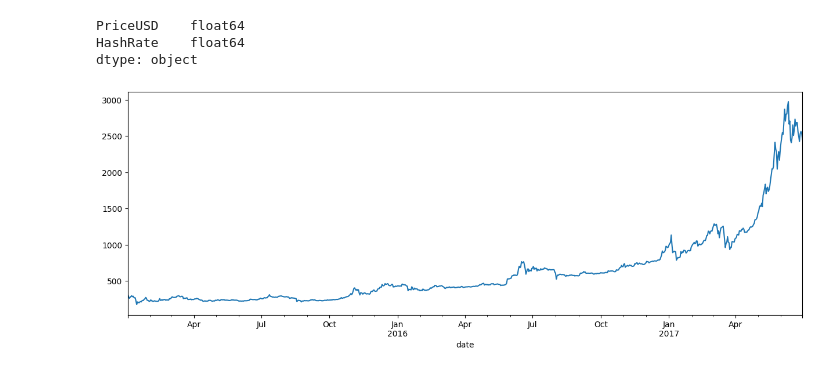
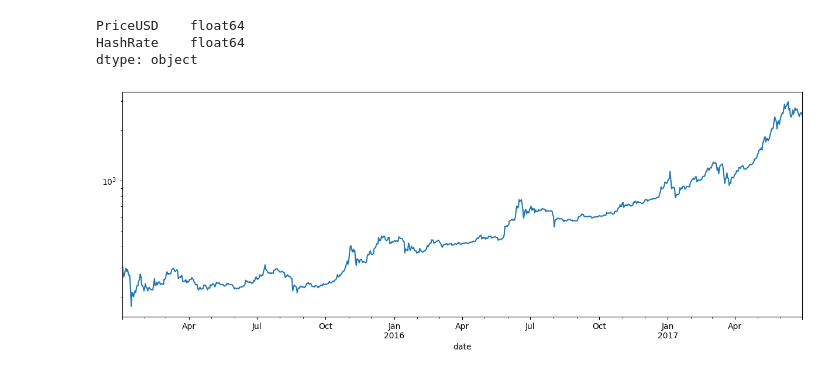
Before and after one commit to Coartix/BigDataDefiEGC, a Jupyter notebook: Read external.ipynb, the cells around one changed output. Cells and saved outputs as stored; diff of their text form; code cells hidden in the pictures.

Commit message:
log scale for bitcoin

```diff
--- a/Read external.ipynb
+++ b/Read external.ipynb
@@ -23,8 +23,9 @@ PriceUSD    float64
 HashRate    float64
 dtype: object
 # %%
-# plot the price
-df['PriceUSD'].plot(figsize=(15, 5))
+# log scale
+df['PriceUSD'].plot(figsize=(15, 5), logy=True)
+
 plt.show()
 # %% [output]
-[figure, old version]
+[figure, new version]
```
